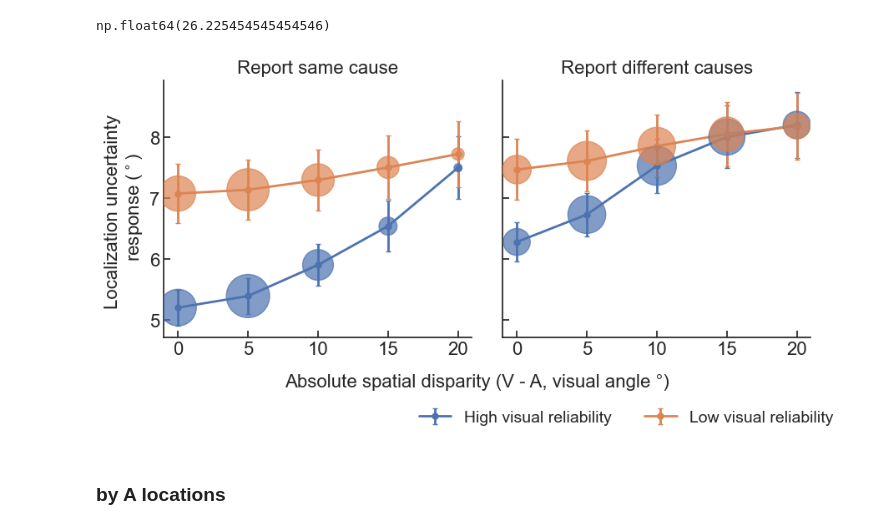
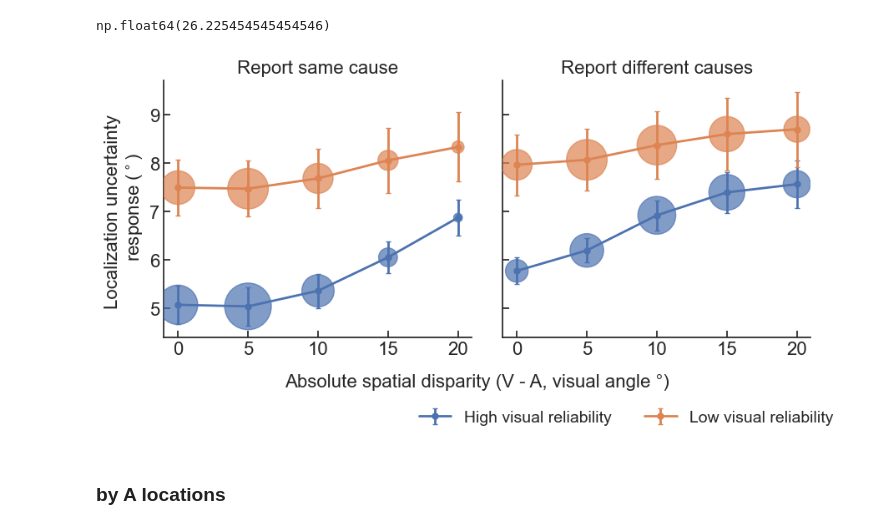
Before and after one commit to wenshu2022/BCI-confidence-VE, a Jupyter notebook: Analysis/Model_evaluation_with_beh_data.ipynb, the cells around one changed output. Drawn from its saved outputs; the diff is of its cells as text; code cells hidden in the pictures.

```diff
--- a/Analysis/Model_evaluation_with_beh_data.ipynb
+++ b/Analysis/Model_evaluation_with_beh_data.ipynb
@@ -844,15 +844,15 @@ sim_max/beh_max
 np.float64(26.225454545454546)
 # %%
 fig, axs = plt.subplots(nrows=1, ncols=2, figsize=(10, 4), sharey=True, gridspec_kw={'wspace': 0.1})
-plot_CI_size_by_disp(df=df_sim.loc[df_sim.Sources==1], ax=axs[0], scale=True, k=26)
-plot_CI_size_by_disp(df=df_sim.loc[df_sim.Sources==2], ax=axs[1], legend=True, scale=True, k=26)
+plot_CI_size_by_disp_vrel(df=df_sim.loc[df_sim.Sources==1], ax=axs[0], scale=True, k=26)
+plot_CI_size_by_disp_vrel(df=df_sim.loc[df_sim.Sources==2], ax=axs[1], legend=True, scale=True, k=26)
 axs[0].set_title('Report same cause', fontsize=fontsize)
 axs[1].set_title('Report different causes', fontsize=fontsize)
 fig.supxlabel('Absolute spatial disparity (V - A, visual angle \u00B0)', fontsize=fontsize, y=-0.05)
 axs[0].set_ylabel('Localization uncertainty \n response ($^\\circ$)', fontsize=fontsize)
 plt.savefig(os.path.join(plot_path, 'models', 'M_ci_by_causal_disp.png'), bbox_inches='tight', dpi=300)
 # %% [output]
-[figure, old version]
+[figure, new version]
 # %% [markdown]
 ### by A locations
 # %%
```
Also changed, not shown: parts of 2 cells of this notebook, 25 other files.
